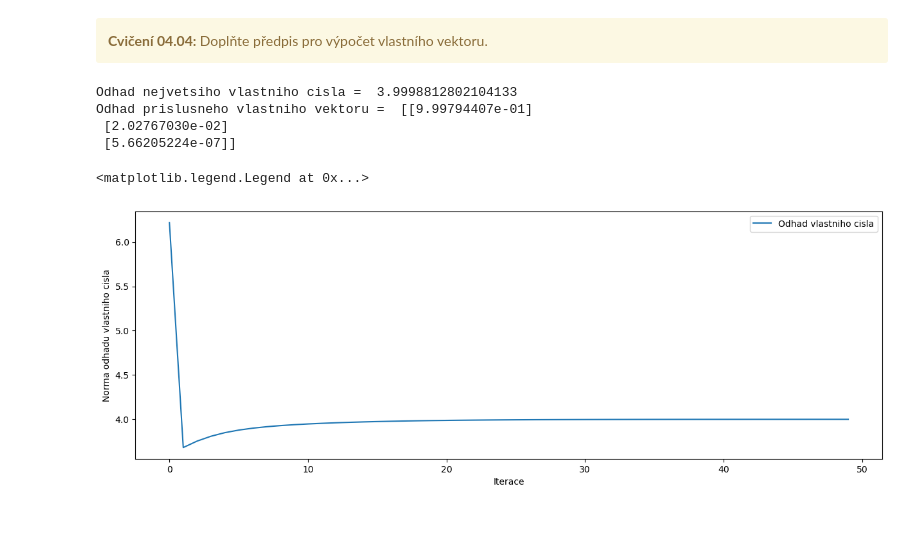
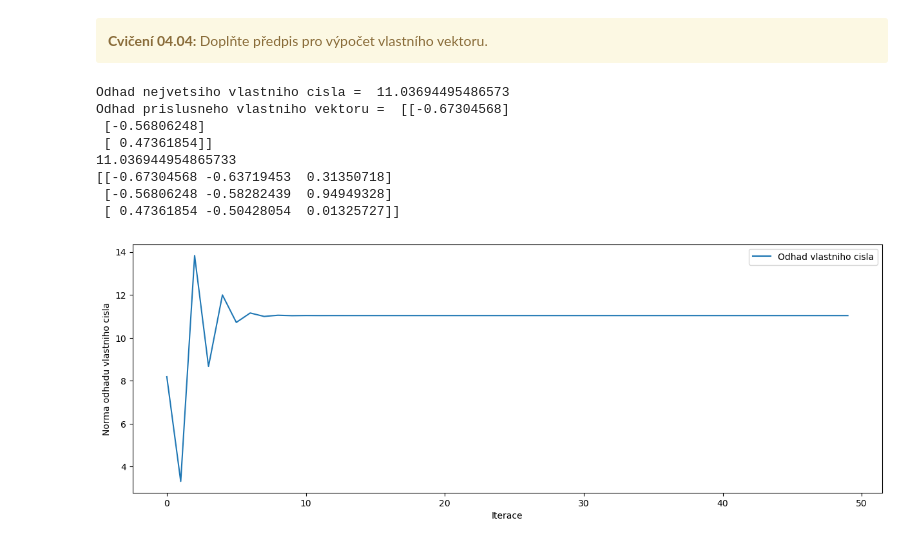
Before and after one commit to jpsikal/anm, a Jupyter notebook: _build/jupyter_execute/Cviceni04vyplnene.ipynb, the cells around one changed output. Saved outputs shown, nothing was run; the diff lists cells and outputs as text; code cells hidden in the pictures.

```diff
--- a/_build/jupyter_execute/Cviceni04vyplnene.ipynb
+++ b/_build/jupyter_execute/Cviceni04vyplnene.ipynb
@@ -385,17 +381,17 @@ $$
 # ale muzete si vyzkouset i jine matice
 
 #
+#matice = np.array([
+#    [4, 0, 0],
+#    [0, 3.7, 0],
+#    [0, 0, 3]
+#])
+
 matice = np.array([
-    [4, 0, 0],
-    [0, 3.7, 0],
-    [0, 0, 3]
-])
-
-#matice = np.array([
-#    [4, 0, -10],
-#    [0, 3.7, -8.8],
-#    [-7.85, 2.6, 3]
-#    ])
+    [4, 0, -10],
+    [0, 3.7, -8.8],
+    [-7.85, 2.6, 3]
+    ])
 
 # do vlastniho vektoru v ulozime uvodni odhad
 v = np.array([[1,1,1]]).T
@@ -403,39 +399,42 @@ v = np.array([[1,1,1]]).T
 # budeme opakovat 50, v prubehu vypoctu si budeme pamatovat normu matice*v,
 # tedy odhad vlastniho cisla (vime ze se ma blizit ctyrce)
 
 pocet_iteraci = 50
 odhadVlastnihoCisla = np.array([])
 for i in range(pocet_iteraci):
     odhadVlastnihoCisla = np.append(odhadVlastnihoCisla,np.linalg.norm(np.dot(matice,v)))
     # DOPLNTE
     v = np.dot(matice,v) / np.linalg.norm(np.dot(matice,v))
     # DOPLNTE
 
 
 # odhad nejvetsiho vlastniho cisla je
 lambda_odhad = np.linalg.norm(np.dot(matice,v))
 print('Odhad nejvetsiho vlastniho cisla = ',lambda_odhad)
 
 
 # odhad vlastniho vektoru je
 print('Odhad prislusneho vlastniho vektoru = ',v)
 
 # zobrazime si jak jsme se k vlastnimu cislu blizili
 
 fig, ax = plt.subplots(figsize=(15,5))
 ax.plot(range(pocet_iteraci),odhadVlastnihoCisla,label='Odhad vlastniho cisla')
 ax.set_ylabel('Norma odhadu vlastniho cisla')
 ax.set_xlabel('Iterace')
 ax.legend()
 
 # kontrola
-#vl_cislo_reseni, vl_vektor_reseni = np.linalg.eig(matice)
-#print(np.max(vl_cislo_reseni))
-#print(vl_vektor_reseni)
+vl_cislo_reseni, vl_vektor_reseni = np.linalg.eig(matice)
+print(np.max(vl_cislo_reseni))
+print(vl_vektor_reseni)
 # %% [output]
-Odhad nejvetsiho vlastniho cisla =  3.9998812802104133
-Odhad prislusneho vlastniho vektoru =  [[9.99794407e-01]
- [2.02767030e-02]
- [5.66205224e-07]]
+Odhad nejvetsiho vlastniho cisla =  11.03694495486573
+Odhad prislusneho vlastniho vektoru =  [[-0.67304568]
+ [-0.56806248]
+ [ 0.47361854]]
+11.036944954865733
+[[-0.67304568 -0.63719453  0.31350718]
+ [-0.56806248 -0.58282439  0.94949328]
+ [ 0.47361854 -0.50428054  0.01325727]]
-<matplotlib.legend.Legend at 0x...>
-[figure, old version]
+[figure, new version]
```
Also changed, not shown: parts of 6 cells of this notebook, 34 other files.
